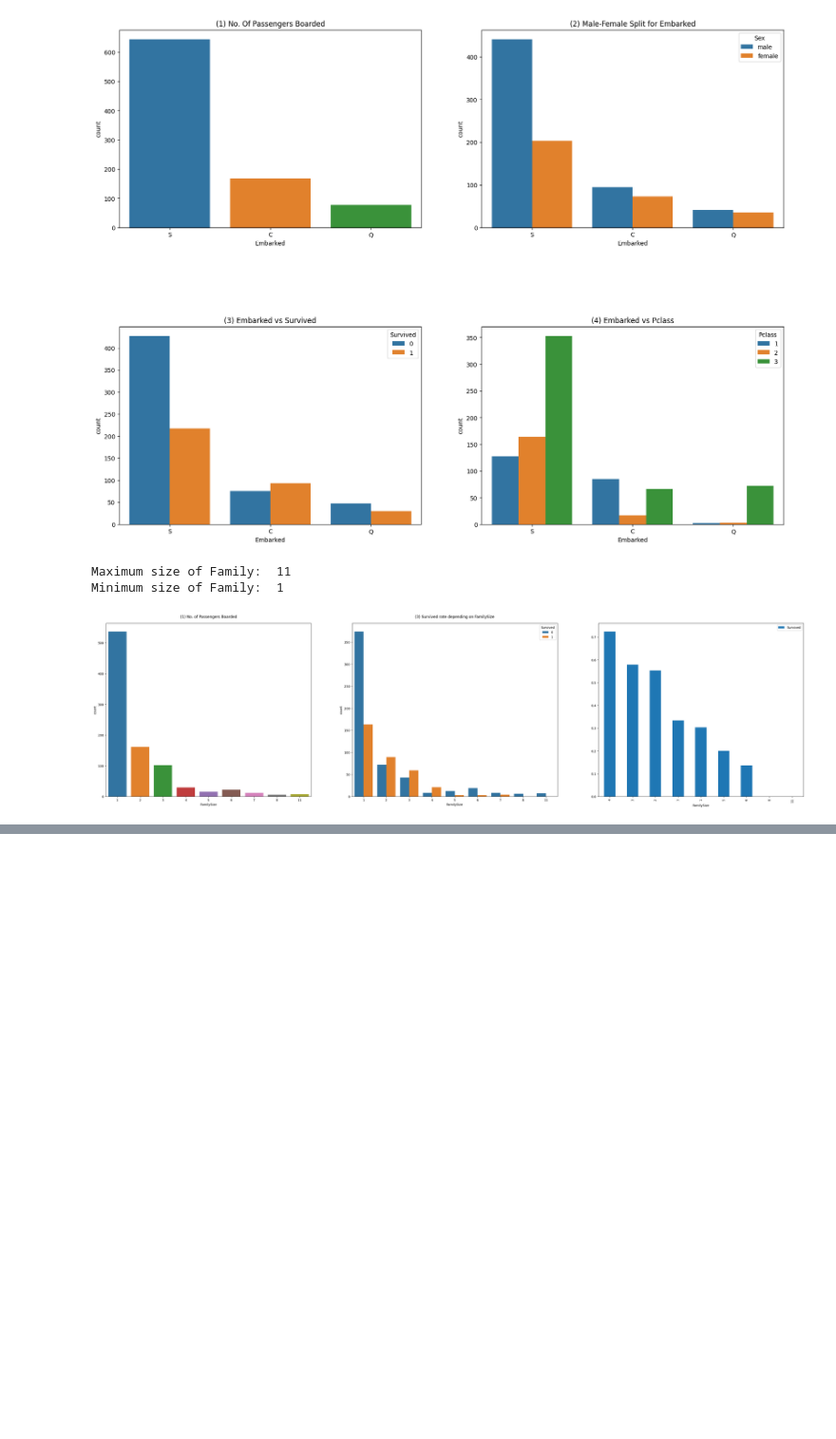
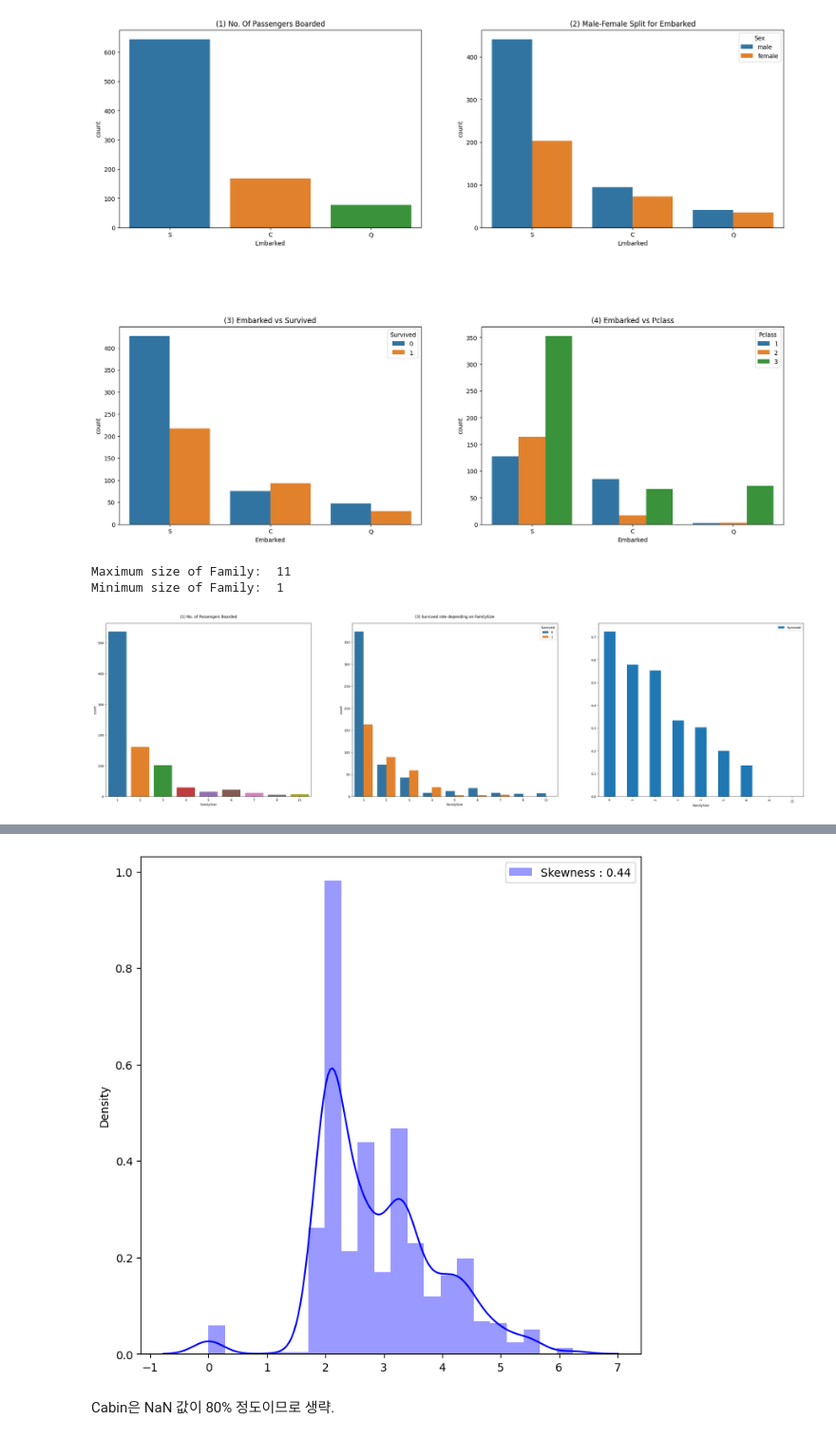
Before and after one commit to finn1729/Kaggle_Titanic, a Jupyter notebook: jun-bd-titanic.ipynb, the cells around one changed output, grey strips where cells are left out. Shown at 95% size. Cells and saved outputs as stored; diff of their text form; code cells hidden in the pictures; blank space fills up the shorter version.

```diff
--- a/jun-bd-titanic.ipynb
+++ b/jun-bd-titanic.ipynb
@@ -410,0 +428,19 @@ plt.show()
+# %%
+# dataFrame 의 특정 columns 에 공통된 작업(함수)를 적용하고 싶으면
+# 아래의 map, 또는 apply 를 사용하면 매우 손쉽게 적용할 수 있습니다.
+df_test.loc[df_test.Fare.isnull(), 'Fare'] = df_test['Fare'].mean()
+
+df_train['Fare'] = df_train['Fare'].map(lambda i: np.log(i) if i>0 else 0)
+df_test['Fare'] = df_test['Fare'].map(lambda i: np.log(i) if i>0 else 0)
+# %%
+f, ax = plt.subplots(1, 1, figsize=(8,8))
+g = sns.distplot(
+    x=df_train['Fare'],
+    color='b',
+    label='Skewness : {:.2f}'.format(df_train['Fare'].skew()), ax=ax
+)
+g = g.legend(loc='best')
+# %% [output]
+[figure, added]
+# %% [markdown]
+Cabin은 NaN 값이 80% 정도이므로 생략.
```
Also changed, not shown: parts of 2 cells of this notebook.
